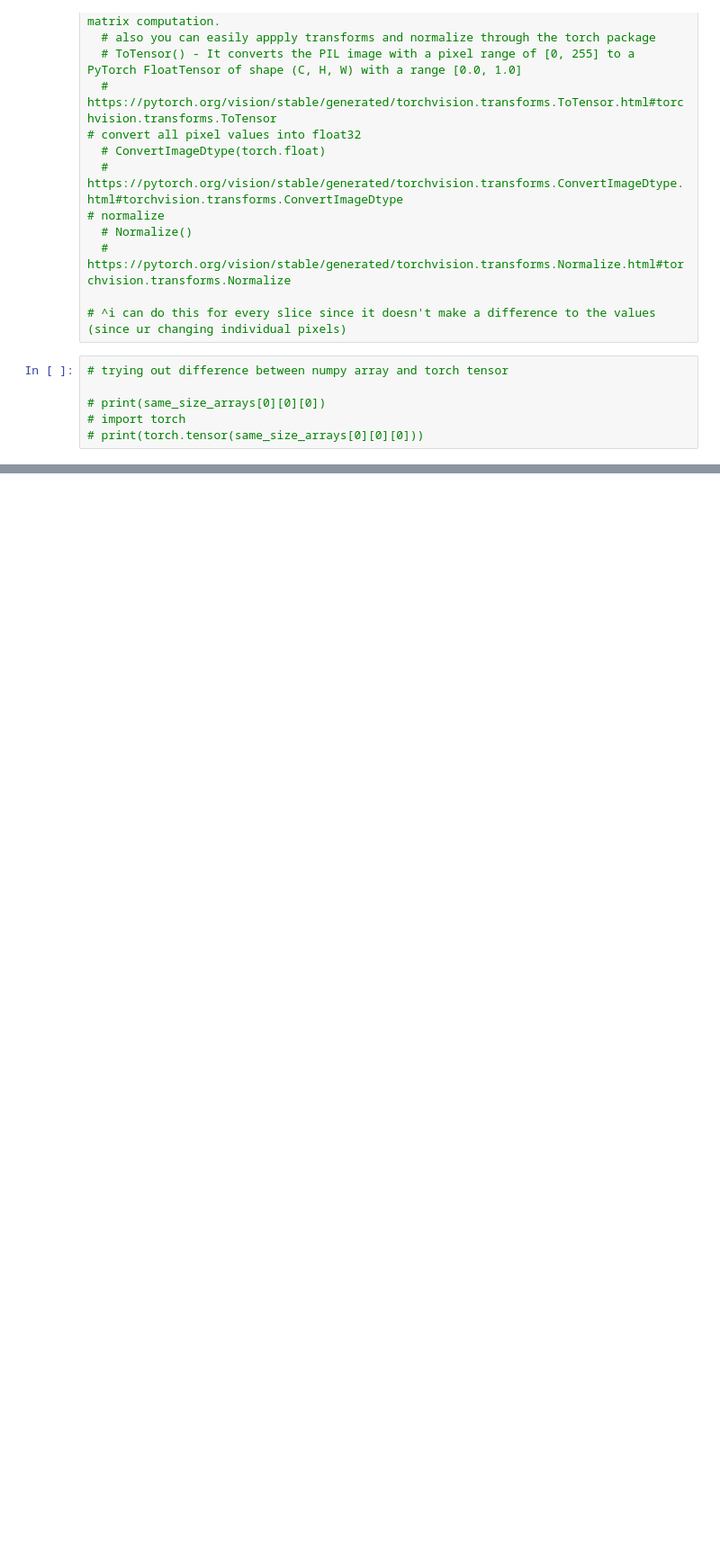
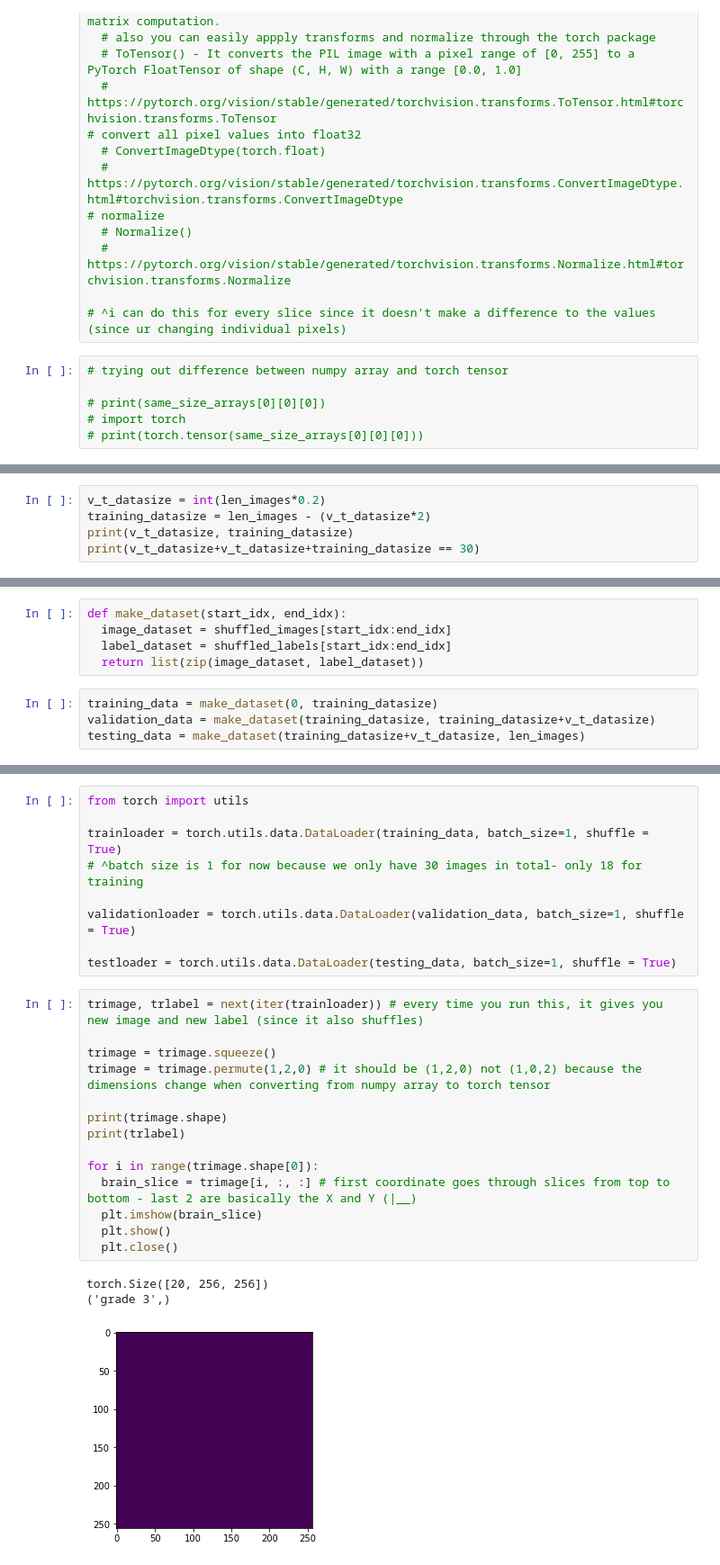
Before and after one commit to shizacharania/Brain-Tumour-Grading, a Jupyter notebook: TumourGrading.ipynb, the cells around one changed output, grey strips where cells are left out. Shown at 90% size. Drawn from its saved outputs; the diff is of its cells as text; blank space fills up the shorter version.

Commit message:
finished preprocessing and putting the data into dataloaders

```diff
--- a/TumourGrading.ipynb
+++ b/TumourGrading.ipynb
@@ -469,0 +572,5 @@ Mean: 65.24777874948755 ----- Standard Deviation: 136.49344329419276
+# %%
+v_t_datasize = int(len_images*0.2)
+training_datasize = len_images - (v_t_datasize*2)
+print(v_t_datasize, training_datasize)
+print(v_t_datasize+v_t_datasize+training_datasize == 30)
@@ -469,0 +580,9 @@ Mean: 65.24777874948755 ----- Standard Deviation: 136.49344329419276
+# %%
+def make_dataset(start_idx, end_idx):
+  image_dataset = shuffled_images[start_idx:end_idx]
+  label_dataset = shuffled_labels[start_idx:end_idx]
+  return list(zip(image_dataset, label_dataset))
+# %%
+training_data = make_dataset(0, training_datasize)
+validation_data = make_dataset(training_datasize, training_datasize+v_t_datasize)
+testing_data = make_dataset(training_datasize+v_t_datasize, len_images)
@@ -469,0 +611,27 @@ Mean: 65.24777874948755 ----- Standard Deviation: 136.49344329419276
+# %%
+from torch import utils
+
+trainloader = torch.utils.data.DataLoader(training_data, batch_size=1, shuffle = True)
+# ^batch size is 1 for now because we only have 30 images in total- only 18 for training
+
+validationloader = torch.utils.data.DataLoader(validation_data, batch_size=1, shuffle = True)
+
+testloader = torch.utils.data.DataLoader(testing_data, batch_size=1, shuffle = True)
+# %%
+trimage, trlabel = next(iter(trainloader)) # every time you run this, it gives you new image and new label (since it also shuffles)
+
+trimage = trimage.squeeze()
+trimage = trimage.permute(1,2,0) # it should be (1,2,0) not (1,0,2) because the dimensions change when converting from numpy array to torch tensor
+
+print(trimage.shape)
+print(trlabel)
+
+for i in range(trimage.shape[0]):
+  brain_slice = trimage[i, :, :] # first coordinate goes through slices from top to bottom - last 2 are basically the X and Y (|__)
+  plt.imshow(brain_slice)
+  plt.show()
+  plt.close()
+# %% [output]
+torch.Size([20, 256, 256])
+('grade 3',)
+[figure, added]
```
Also changed, not shown: parts of 23 cells of this notebook.
